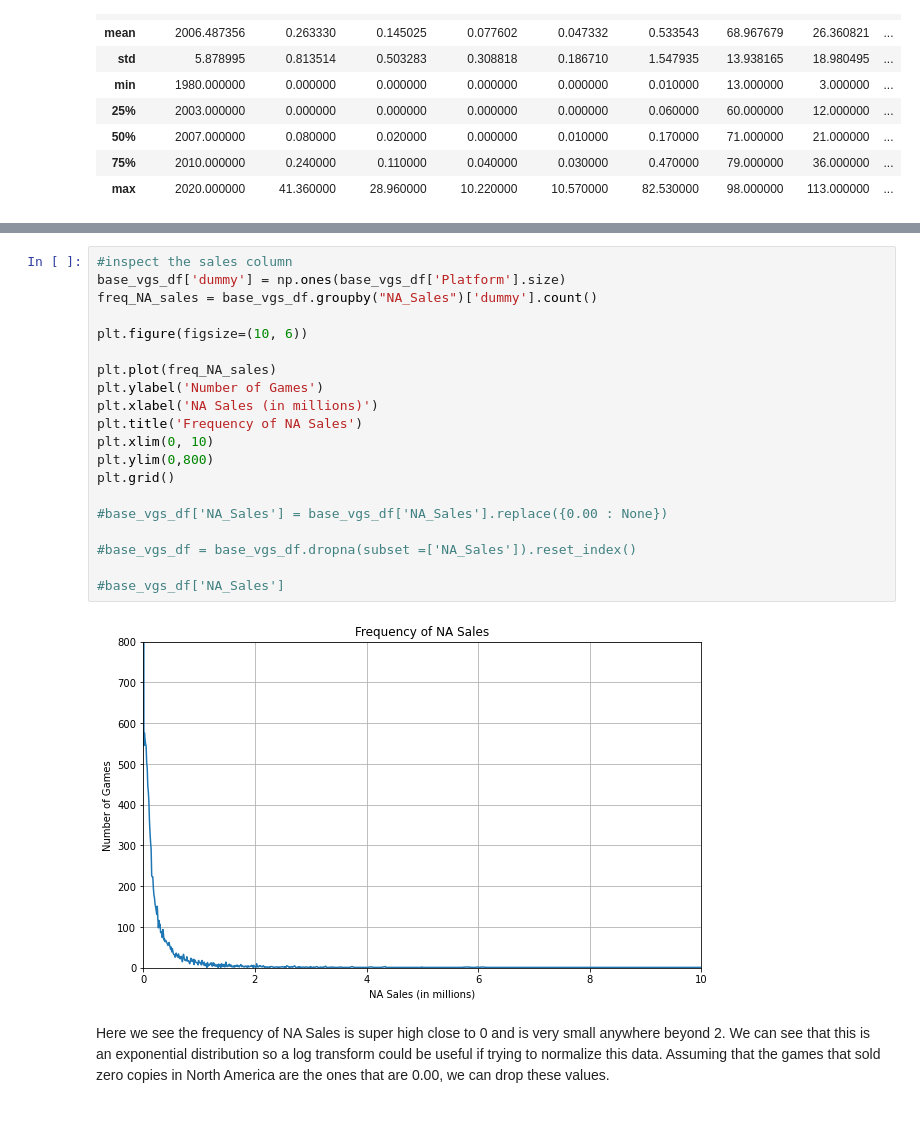
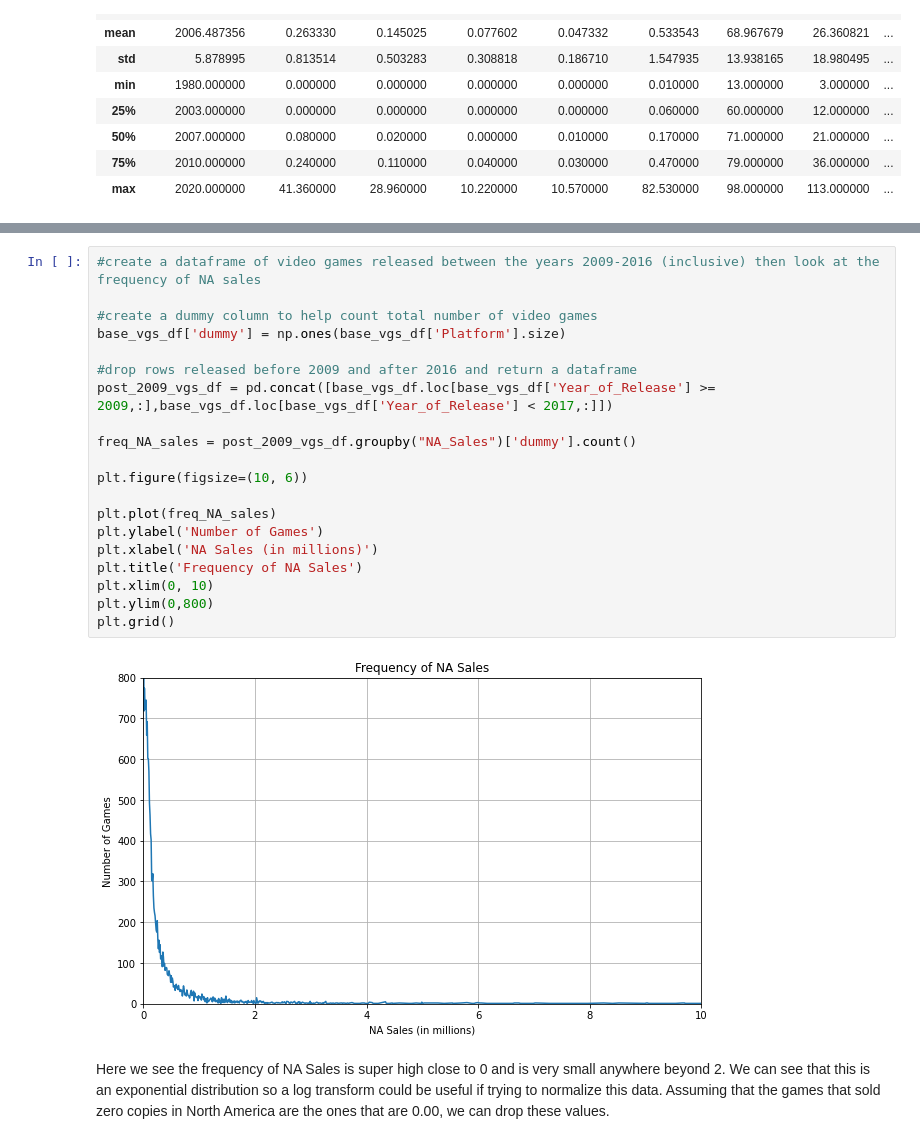
Before and after one commit to liammccarthy17/VideoGameSalesProject2021, a Jupyter notebook: PredictingVideoGameSales-LiamSusanSebastian-2021.ipynb, the cells around one changed output, grey strips where cells are left out. Cells and saved outputs as stored; diff of their text form.

```diff
--- a/PredictingVideoGameSales-LiamSusanSebastian-2021.ipynb
+++ b/PredictingVideoGameSales-LiamSusanSebastian-2021.ipynb
@@ -77,24 +124,24 @@ We can see that the following columns are missing a significant portion of data;
 # %%
-#inspect the sales column
+#create a dataframe of video games released between the years 2009-2016 (inclusive) then look at the frequency of NA sales
+
+#create a dummy column to help count total number of video games
 base_vgs_df['dummy'] = np.ones(base_vgs_df['Platform'].size)
-freq_NA_sales = base_vgs_df.groupby("NA_Sales")['dummy'].count()
+
+#drop rows released before 2009 and after 2016 and return a dataframe
+post_2009_vgs_df = pd.concat([base_vgs_df.loc[base_vgs_df['Year_of_Release'] >= 2009,:],base_vgs_df.loc[base_vgs_df['Year_of_Release'] < 2017,:]])
+
+freq_NA_sales = post_2009_vgs_df.groupby("NA_Sales")['dummy'].count()
 
 plt.figure(figsize=(10, 6))
 
 plt.plot(freq_NA_sales)
 plt.ylabel('Number of Games')
 plt.xlabel('NA Sales (in millions)')
 plt.title('Frequency of NA Sales')
 plt.xlim(0, 10)
 plt.ylim(0,800)
 plt.grid()
-
-#base_vgs_df['NA_Sales'] = base_vgs_df['NA_Sales'].replace({0.00 : None})
-
-#base_vgs_df = base_vgs_df.dropna(subset =['NA_Sales']).reset_index()
-
-#base_vgs_df['NA_Sales']
 # %% [output]
-[figure, old version]
+[figure, new version]
 # %% [markdown]
 Here we see the frequency of NA Sales is super high close to 0 and is very small anywhere beyond 2. We can see that this is an exponential distribution so a log transform could be useful if trying to normalize this data. Assuming that the games that sold zero copies in North America are the ones that are 0.00, we can drop these values.
```
Also changed, not shown: parts of 24 cells of this notebook.
